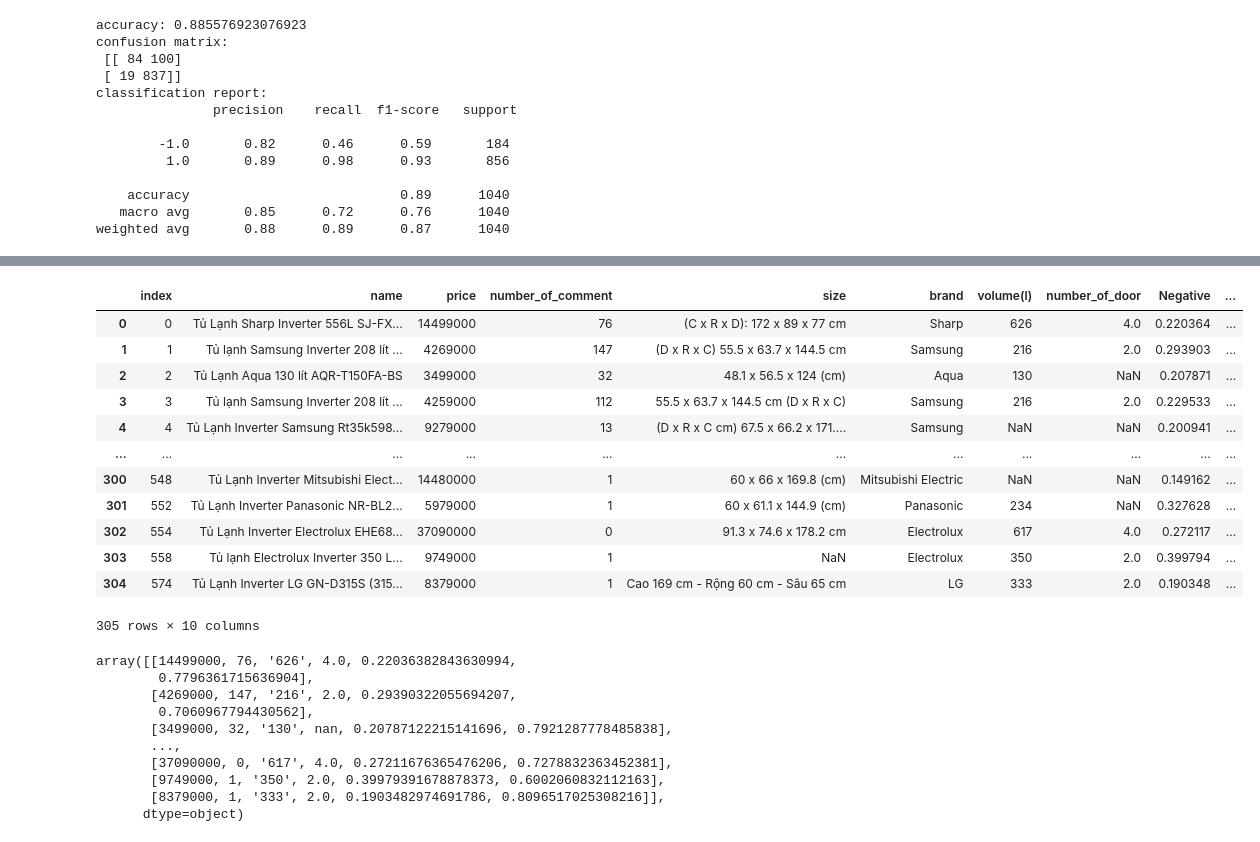
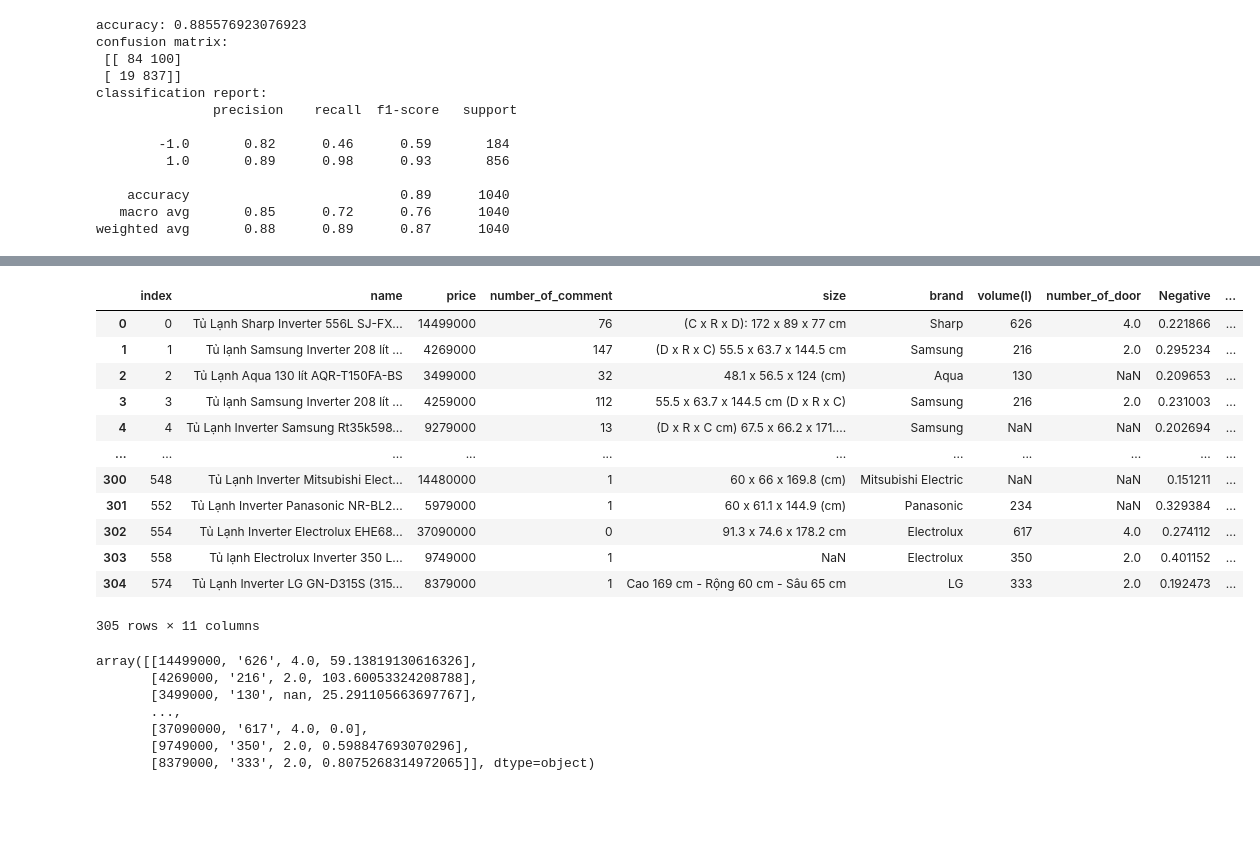
Before and after one commit to ngoclp2000/Introduction_To_Data_Science, a Jupyter notebook: data/electric_device/cleaning_fridge.ipynb, the cells around one changed output, grey strips where cells are left out. Saved outputs shown, nothing was run; the diff lists cells and outputs as text; code cells hidden in the pictures; blank space fills up the shorter version.

Commit message:
final data upload

```diff
--- a/data/electric_device/cleaning_fridge.ipynb
+++ b/data/electric_device/cleaning_fridge.ipynb
@@ -138,36 +138,33 @@ data
 2691 rows × 10 columns
 # %%
 group_data = data.groupby(['index', 'name', 'price', 'number_of_comment', 'size', 'brand', 'volume(l)', 'number_of_door'], as_index=False, dropna=False).mean()
-#data.groupby(['index', 'name', 'price', 'number_of_comment'], as_index=False).mean()
+group_data['rank_point'] = group_data.number_of_comment * group_data.Positive
 group_data
 # %% [output]
 |  | index | name | price | number_of_comment | size | brand | volume(l) | number_of_door | Negative | ... |
-| 0 | 0 | Tủ Lạnh Sharp Inverter 556L SJ-FX... | 14499000 | 76 | (C x R x D): 172 x 89 x 77 cm | Sharp | 626 | 4.0 | 0.220364 | ... |
-| 1 | 1 | Tủ lạnh Samsung Inverter 208 lít ... | 4269000 | 147 | (D x R x C) 55.5 x 63.7 x 144.5 cm | Samsung | 216 | 2.0 | 0.293903 | ... |
-| 2 | 2 | Tủ Lạnh Aqua 130 lít AQR-T150FA-BS | 3499000 | 32 | 48.1 x 56.5 x 124 (cm) | Aqua | 130 | NaN | 0.207871 | ... |
-| 3 | 3 | Tủ lạnh Samsung Inverter 208 lít ... | 4259000 | 112 | 55.5 x 63.7 x 144.5 cm (D x R x C) | Samsung | 216 | 2.0 | 0.229533 | ... |
-| 4 | 4 | Tủ Lạnh Inverter Samsung Rt35k598... | 9279000 | 13 | (D x R x C cm) 67.5 x 66.2 x 171.... | Samsung | NaN | NaN | 0.200941 | ... |
+| 0 | 0 | Tủ Lạnh Sharp Inverter 556L SJ-FX... | 14499000 | 76 | (C x R x D): 172 x 89 x 77 cm | Sharp | 626 | 4.0 | 0.221866 | ... |
+| 1 | 1 | Tủ lạnh Samsung Inverter 208 lít ... | 4269000 | 147 | (D x R x C) 55.5 x 63.7 x 144.5 cm | Samsung | 216 | 2.0 | 0.295234 | ... |
+| 2 | 2 | Tủ Lạnh Aqua 130 lít AQR-T150FA-BS | 3499000 | 32 | 48.1 x 56.5 x 124 (cm) | Aqua | 130 | NaN | 0.209653 | ... |
+| 3 | 3 | Tủ lạnh Samsung Inverter 208 lít ... | 4259000 | 112 | 55.5 x 63.7 x 144.5 cm (D x R x C) | Samsung | 216 | 2.0 | 0.231003 | ... |
+| 4 | 4 | Tủ Lạnh Inverter Samsung Rt35k598... | 9279000 | 13 | (D x R x C cm) 67.5 x 66.2 x 171.... | Samsung | NaN | NaN | 0.202694 | ... |
 | ... | ... | ... | ... | ... | ... | ... | ... | ... | ... | ... |
-| 300 | 548 | Tủ Lạnh Inverter Mitsubishi Elect... | 14480000 | 1 | 60 x 66 x 169.8 (cm) | Mitsubishi Electric | NaN | NaN | 0.149162 | ... |
-| 301 | 552 | Tủ Lạnh Inverter Panasonic NR-BL2... | 5979000 | 1 | 60 x 61.1 x 144.9 (cm) | Panasonic | 234 | NaN | 0.327628 | ... |
-| 302 | 554 | Tủ Lạnh Inverter Electrolux EHE68... | 37090000 | 0 | 91.3 x 74.6 x 178.2 cm | Electrolux | 617 | 4.0 | 0.272117 | ... |
-| 303 | 558 | Tủ lạnh Electrolux Inverter 350 L... | 9749000 | 1 | NaN | Electrolux | 350 | 2.0 | 0.399794 | ... |
-| 304 | 574 | Tủ Lạnh Inverter LG GN-D315S (315... | 8379000 | 1 | Cao 169 cm - Rộng 60 cm - Sâu 65 cm | LG | 333 | 2.0 | 0.190348 | ... |
+| 300 | 548 | Tủ Lạnh Inverter Mitsubishi Elect... | 14480000 | 1 | 60 x 66 x 169.8 (cm) | Mitsubishi Electric | NaN | NaN | 0.151211 | ... |
+| 301 | 552 | Tủ Lạnh Inverter Panasonic NR-BL2... | 5979000 | 1 | 60 x 61.1 x 144.9 (cm) | Panasonic | 234 | NaN | 0.329384 | ... |
+| 302 | 554 | Tủ Lạnh Inverter Electrolux EHE68... | 37090000 | 0 | 91.3 x 74.6 x 178.2 cm | Electrolux | 617 | 4.0 | 0.274112 | ... |
+| 303 | 558 | Tủ lạnh Electrolux Inverter 350 L... | 9749000 | 1 | NaN | Electrolux | 350 | 2.0 | 0.401152 | ... |
+| 304 | 574 | Tủ Lạnh Inverter LG GN-D315S (315... | 8379000 | 1 | Cao 169 cm - Rộng 60 cm - Sâu 65 cm | LG | 333 | 2.0 | 0.192473 | ... |
-305 rows × 10 columns
+305 rows × 11 columns
 # %%
-rank_data = group_data.drop(columns=['index', 'name', 'brand', 'size'])
+rank_data = group_data.drop(columns=['index', 'name', 'brand', 'size', 'number_of_comment', 'Negative', 'Positive'])
 rank_data.values
 # %% [output]
-array([[14499000, 76, '626', 4.0, 0.22036382843630994,
-        0.7796361715636904],
-       [4269000, 147, '216', 2.0, 0.29390322055694207,
-        0.7060967794430562],
-       [3499000, 32, '130', nan, 0.20787122215141696, 0.7921287778485838],
+array([[14499000, '626', 4.0, 59.13819130616326],
+       [4269000, '216', 2.0, 103.60053324208788],
+       [3499000, '130', nan, 25.291105663697767],
        ...,
-       [37090000, 0, '617', 4.0, 0.27211676365476206, 0.7278832363452381],
-       [9749000, 1, '350', 2.0, 0.39979391678878373, 0.6002060832112163],
-       [8379000, 1, '333', 2.0, 0.1903482974691786, 0.8096517025308216]],
-      dtype=object)
+       [37090000, '617', 4.0, 0.0],
+       [9749000, '350', 2.0, 0.598847693070296],
+       [8379000, '333', 2.0, 0.8075268314972065]], dtype=object)
 # %%
 pd.set_option('display.max_rows', rank_data.shape[0]+1)
 rank_data[lambda col :rank_data.columns] = rank_data[lambda col :rank_data.columns].replace(r'\D+', np.NaN, regex=True)
```
Also changed, not shown: parts of 9 cells of this notebook, 17 other files.
